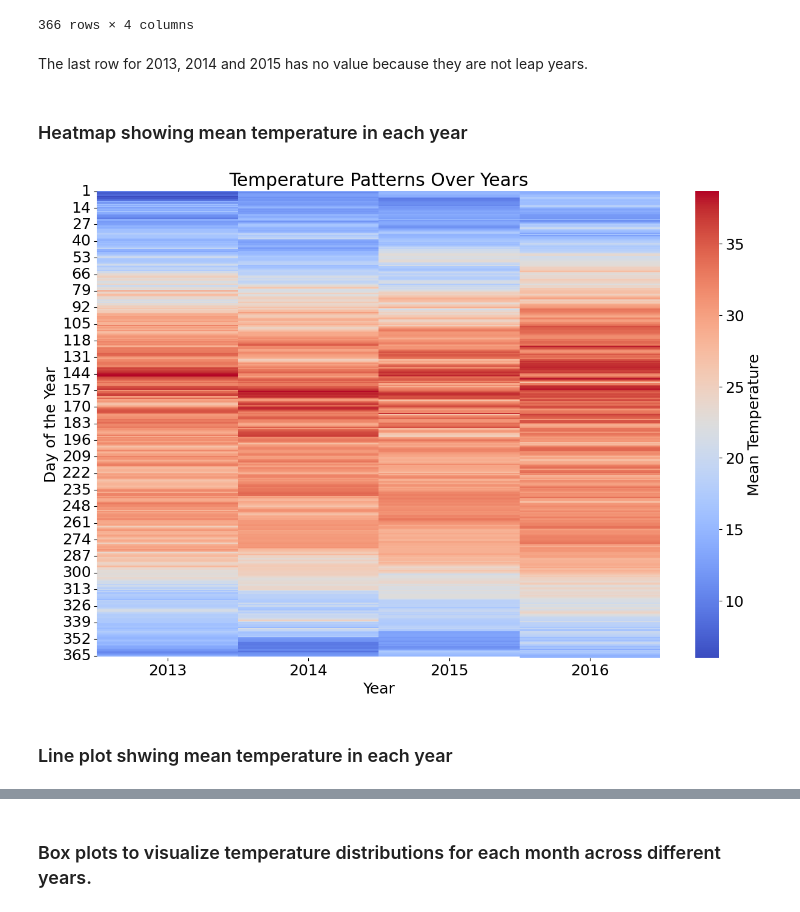
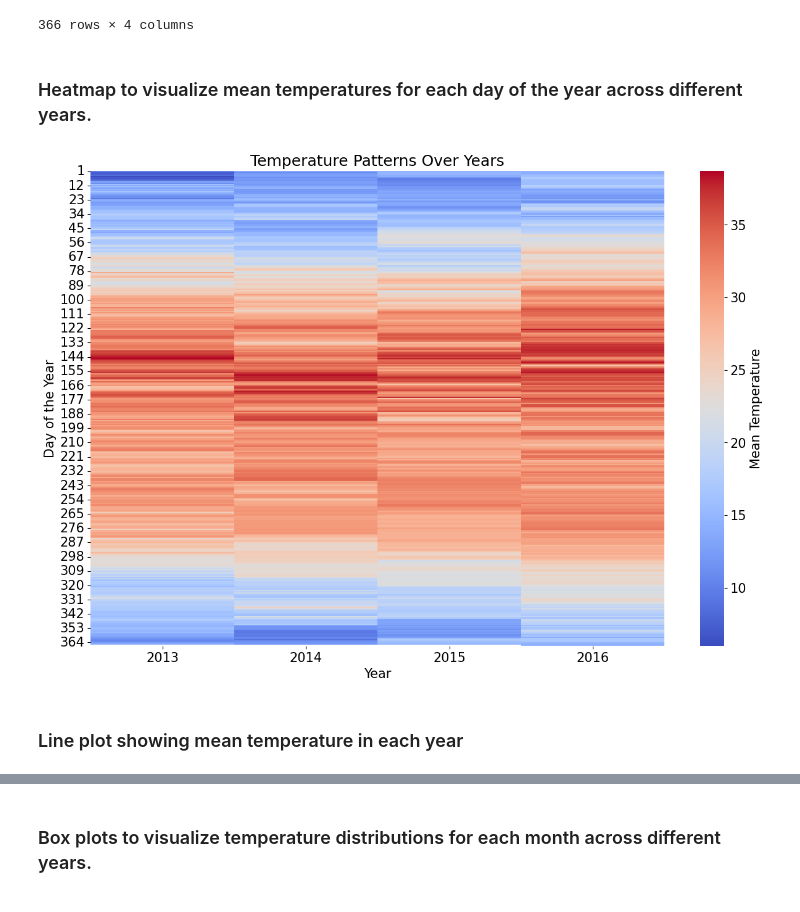
Before and after one commit to nwudochika/CMSC6950_Project, a Jupyter notebook: CMSC6950_Project.ipynb, the cells around one changed output, grey strips where cells are left out. Cells and saved outputs as stored; diff of their text form; code cells hidden in the pictures.

```diff
--- a/CMSC6950_Project.ipynb
+++ b/CMSC6950_Project.ipynb
@@ -357,26 +358,25 @@ pivoted_temp
 | 365 | 14.500000 | 12.375 | 15.000 | 14.095238 |
 | 366 | NaN | NaN | NaN | 15.052632 |
 366 rows × 4 columns
-# %% [markdown]
-The last row for 2013, 2014 and 2015 has no value because they are not leap years.
+# %% [markdown]
+### Heatmap to visualize mean temperatures for each day of the year across different years.
+# %%
+# set some defaults
+
+params = {'figure.figsize': [15, 10],
+          'font.size': 15}
+
+mpl.rcParams.update(params)
+
+sns.heatmap(pivoted_temp, cmap='coolwarm', cbar_kws={'label': 'Mean Temperature'})
+plt.title('Temperature Patterns Over Years')
+plt.xlabel('Year')
+plt.ylabel('Day of the Year')
+plt.show()
+# %% [output]
+[figure, added]
 # %% [markdown]
-### Heatmap showing mean temperature in each year
+### Line plot showing mean temperature in each year
-# %%
-# set some defaults
-params = {'figure.figsize': [15, 10],
-          'font.size': 18}
-
-mpl.rcParams.update(params)
-
-sns.heatmap(pivoted_temp, cmap='coolwarm', cbar_kws={'label': 'Mean Temperature'})
-plt.title('Temperature Patterns Over Years')
-plt.xlabel('Year')
-plt.ylabel('Day of the Year')
-plt.show()
-# %% [output]
-[figure, removed]
-# %% [markdown]
-### Line plot shwing mean temperature in each year
 # %%
 # Number of years
 num_years = len(pivoted_temp.columns)
```
Also changed, not shown: parts of 8 cells of this notebook.
